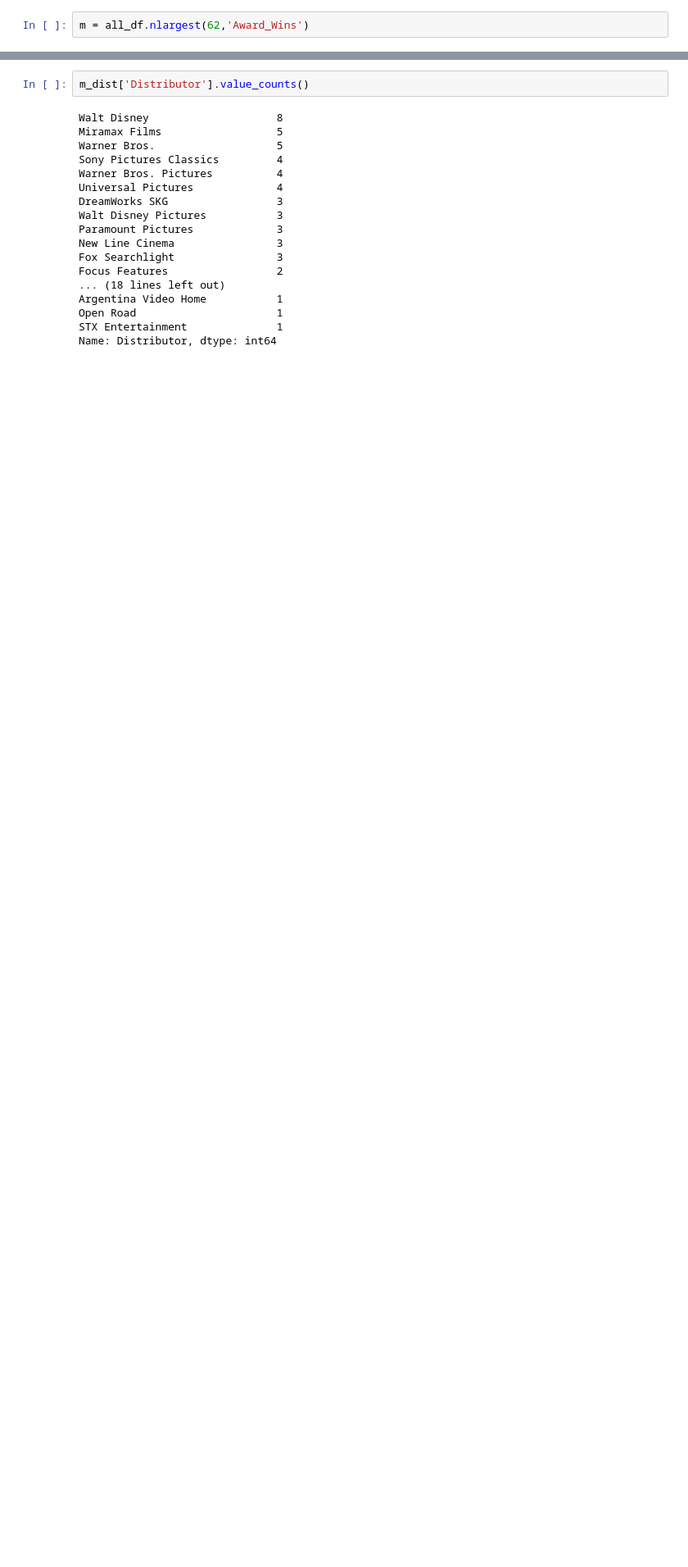
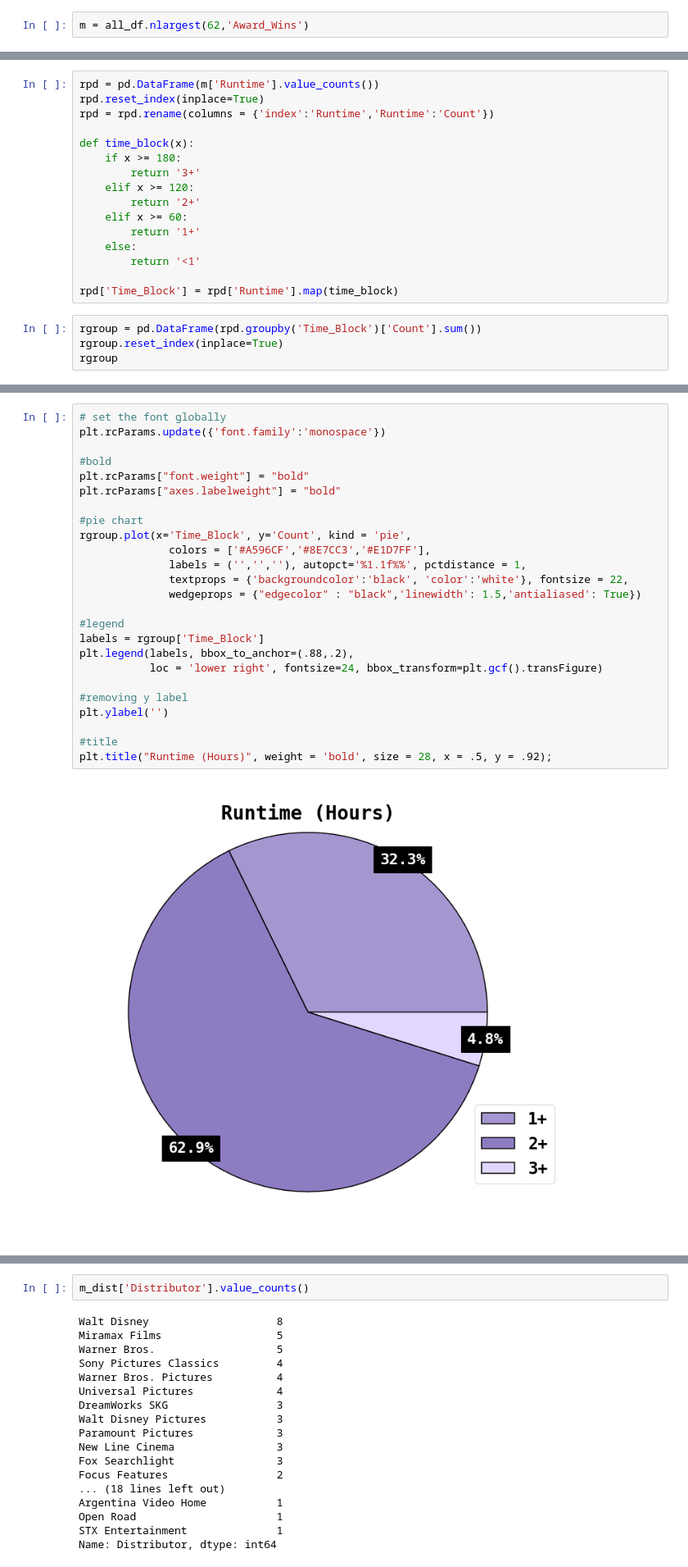
Before and after one commit to HannahSolima/Capstone, a Jupyter notebook: Notebooks/Analysis.ipynb, the cells around one changed output, grey strips where cells are left out. Shown at 82% size. Cells and saved outputs as stored; diff of their text form; blank space fills up the shorter version.

```diff
--- a/Notebooks/Analysis.ipynb
+++ b/Notebooks/Analysis.ipynb
@@ -126,0 +188,20 @@ m = all_df.nlargest(62,'Award_Wins')
+# %%
+rpd = pd.DataFrame(m['Runtime'].value_counts())
+rpd.reset_index(inplace=True)
+rpd = rpd.rename(columns = {'index':'Runtime','Runtime':'Count'})
+
+def time_block(x):
+    if x >= 180:
+        return '3+'
+    elif x >= 120:
+        return '2+'
+    elif x >= 60:
+        return '1+'
+    else:
+        return '<1'
+
+rpd['Time_Block'] = rpd['Runtime'].map(time_block)
+# %%
+rgroup = pd.DataFrame(rpd.groupby('Time_Block')['Count'].sum())
+rgroup.reset_index(inplace=True)
+rgroup
@@ -127,3 +213,30 @@ m = all_df.nlargest(62,'Award_Wins')
+# %%
+# set the font globally
+plt.rcParams.update({'font.family':'monospace'})
+
+#bold
+plt.rcParams["font.weight"] = "bold"
+plt.rcParams["axes.labelweight"] = "bold"
+
+#pie chart
+rgroup.plot(x='Time_Block', y='Count', kind = 'pie',
+              colors = ['#A596CF','#8E7CC3','#E1D7FF'],
+              labels = ('','',''), autopct='%1.1f%%', pctdistance = 1,
+              textprops = {'backgroundcolor':'black', 'color':'white'}, fontsize = 22,
+              wedgeprops = {"edgecolor" : "black",'linewidth': 1.5,'antialiased': True})
+
+#legend
+labels = rgroup['Time_Block']
+plt.legend(labels, bbox_to_anchor=(.88,.2),
+           loc = 'lower right', fontsize=24, bbox_transform=plt.gcf().transFigure)
+
+#removing y label
+plt.ylabel('')
+
+#title
+plt.title("Runtime (Hours)", weight = 'bold', size = 28, x = .5, y = .92);
+# %% [output]
+[figure, added]
 # %%
 m_genre = m.merge(genre, how = 'inner', on = 'Title_ID')
 m_dist = m.merge(dist, how = 'inner', on = 'Title_ID')
```
Also changed, not shown: parts of 12 cells of this notebook.
